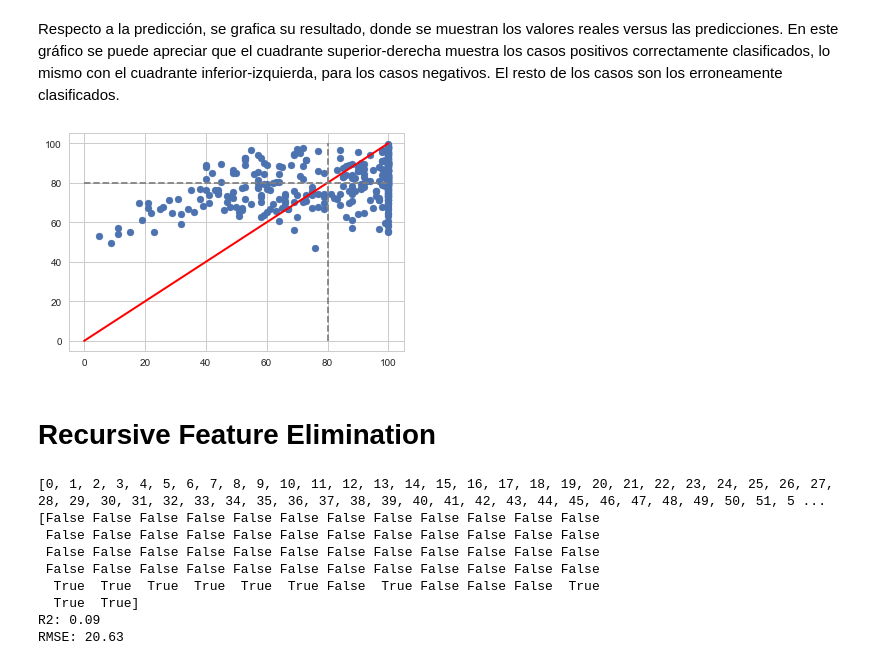
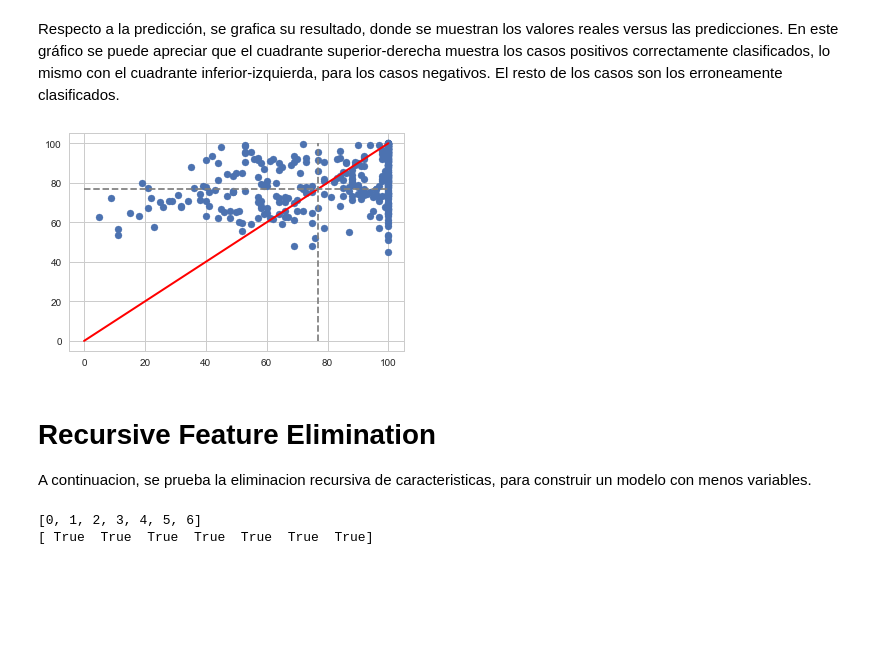
Before and after one commit to danielgomezm/diplomado, a Jupyter notebook: rrss_regression.ipynb, the cells around one changed output. Saved outputs shown, nothing was run; the diff lists cells and outputs as text; code cells hidden in the pictures; blank space fills up the shorter version.

Commit message:
upload modelo de regresion rrss.

```diff
--- a/rrss_regression.ipynb
+++ b/rrss_regression.ipynb
@@ -250,20 +286,27 @@ confusion-matrix:
 Respecto a la predicción, se grafica su resultado, donde se muestran los valores reales versus las predicciones. En este gráfico se puede apreciar que el cuadrante superior-derecha muestra los casos positivos correctamente clasificados, lo mismo con el cuadrante inferior-izquierda, para los casos negativos. El resto de los casos son los erroneamente clasificados.
 # %%
 # grafico de dispersion de las predicciones
-plt.scatter(y_list, predictions)
+
+plt.scatter(y_list_all, predictions_all)
 plt.plot([0, 100], [0, 100], c='r', lw=2)
 ax = plt.gca()
-line_h = mlines.Line2D([0,100], [80, 80], color='gray', ls='dashed')
-line_v = mlines.Line2D([80,80], [0,100], color='gray', ls='dashed')
+line_h = mlines.Line2D([0,100], [threshold, threshold], color='gray', ls='dashed')
+line_v = mlines.Line2D([threshold, threshold], [0,100], color='gray', ls='dashed')
 ax.add_line(line_h)
 ax.add_line(line_v)
 plt.show()
 # %% [output]
-[figure, old version]
+[figure, new version]
-# %% [markdown]
-# Recursive Feature Elimination
+# %% [markdown]
+# Recursive Feature Elimination
+
+A continuacion, se prueba la eliminacion recursiva de caracteristicas, para construir un modelo con menos variables.
 # %%
+# inicializacion y ejecucion del modelo
+
 from sklearn.feature_selection import RFE
+
+X_train, X_test, y_train, y_test = train_test_split(X, y, train_size=0.8)
 
 rfe = RFE(estimator=model, n_features_to_select=10)
 rfe.fit(X_train, y_train)
@@ -271,17 +314,8 @@ Xdf = pd.DataFrame(X)
 print list(Xdf.columns.values)[:62]
 print rfe.support_
 y_pred = rfe.predict(X_test)
-print "R2: " + str(round(r2_score(y_test, y_pred), 2))
-print "RMSE: " + str(round(np.sqrt(mean_squared_error(y_pred, y_test)), 2))
 # %% [output]
-[0, 1, 2, 3, 4, 5, 6, 7, 8, 9, 10, 11, 12, 13, 14, 15, 16, 17, 18, 19, 20, 21, 22, 23, 24, 25, 26, 27, 28, 29, 30, 31, 32, 33, 34, 35, 36, 37, 38, 39, 40, 41, 42, 43, 44, 45, 46, 47, 48, 49, 50, 51, 5 ...
-[False False False False False False False False False False False False
- False False False False False False False False False False False False
- False False False False False False False False False False False False
- False False False False False False False False False False False False
-  True  True  True  True  True  True False  True False False False  True
-  True  True]
-R2: 0.09
-RMSE: 20.63
+[0, 1, 2, 3, 4, 5, 6]
+[ True  True  True  True  True  True  True]
 # %%
 # calculo de errores y aciertos
```
Also changed, not shown: parts of 32 cells of this notebook.
